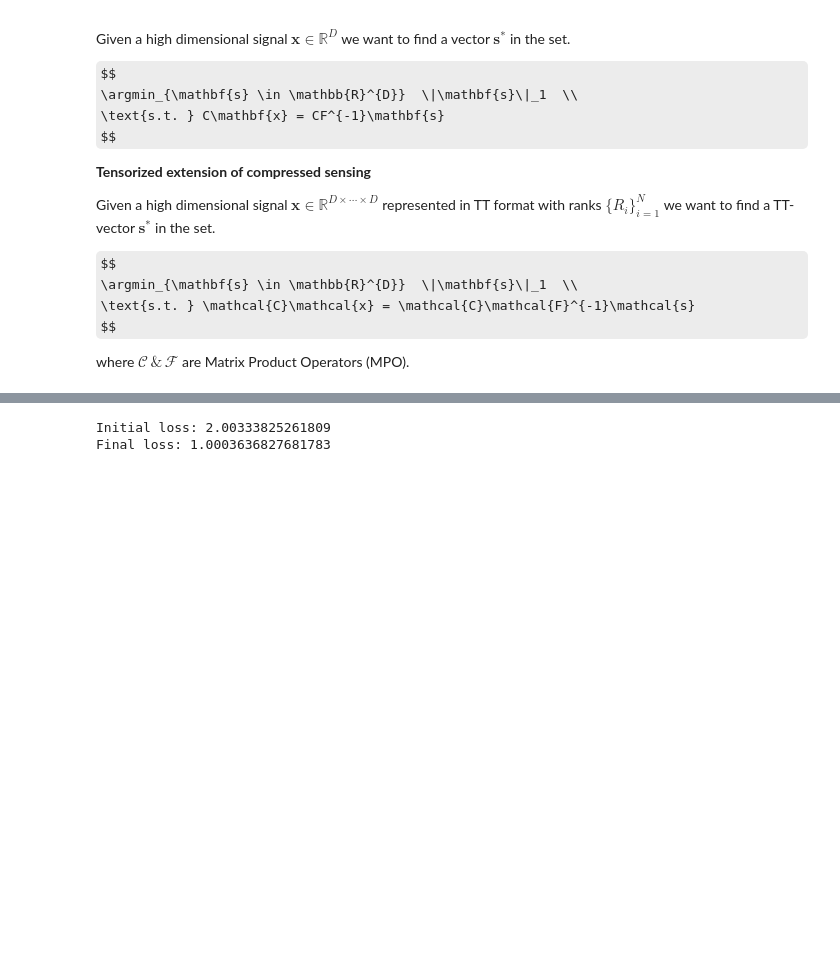
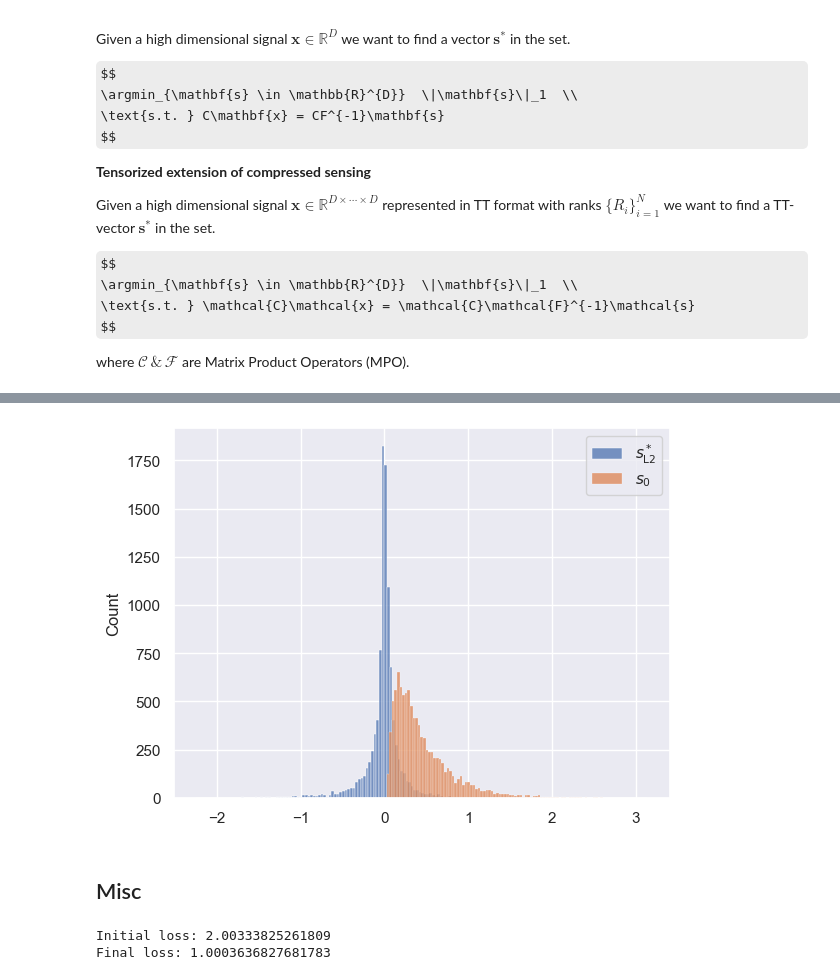
Before and after one commit to marawangamal/ptn, a Jupyter notebook: scripts/projects/qft.ipynb, the cells around one changed output, grey strips where cells are left out. Saved outputs shown, nothing was run; the diff lists cells and outputs as text; code cells hidden in the pictures; some formulas as TeX source; blank space fills up the shorter version.

```diff
--- a/scripts/projects/qft.ipynb
+++ b/scripts/projects/qft.ipynb
@@ -76,3 +140,37 @@ None
+# %%
+import seaborn as sns
+import matplotlib.pyplot as plt
+
+
+def random_samples_with_amplitudes(mps, num_samples=5):
+    L = mps.L
+    d = mps.phys_dim()
+    results = []
+
+    for _ in range(num_samples):
+        # uniformly random configuration
+        cfg = np.random.randint(0, d, size=L)
+        mapping = {mps.site_ind(i): int(cfg[i]) for i in range(L)}
+
+        # contract to get amplitude
+        amp = mps.isel(mapping).contract(output_inds=())
+
+        results.append(amp)
+
+    return results
+
+
+samples_l2 = random_samples_with_amplitudes(vec2mps(res.x, L, R, D), num_samples=10000)
+samples_random = random_samples_with_amplitudes(vec2mps(x0, L, R, D), num_samples=10000)
+sns.set_theme()
+sns.histplot(samples_l2, bins=100, label=r"$s^*_{\mathrm{L2}}$")
+sns.histplot(samples_random, bins=100, label=r"$s_0$")
+plt.legend()
+plt.show()
+# %% [output]
+[figure, added]
+# %% [markdown]
+## Misc
 # %%
 # Define the objective function
 def loss_fn(s_mps, w_mpo, x_targ_mps, lam=1):
```
Also changed, not shown: parts of 4 cells of this notebook.
